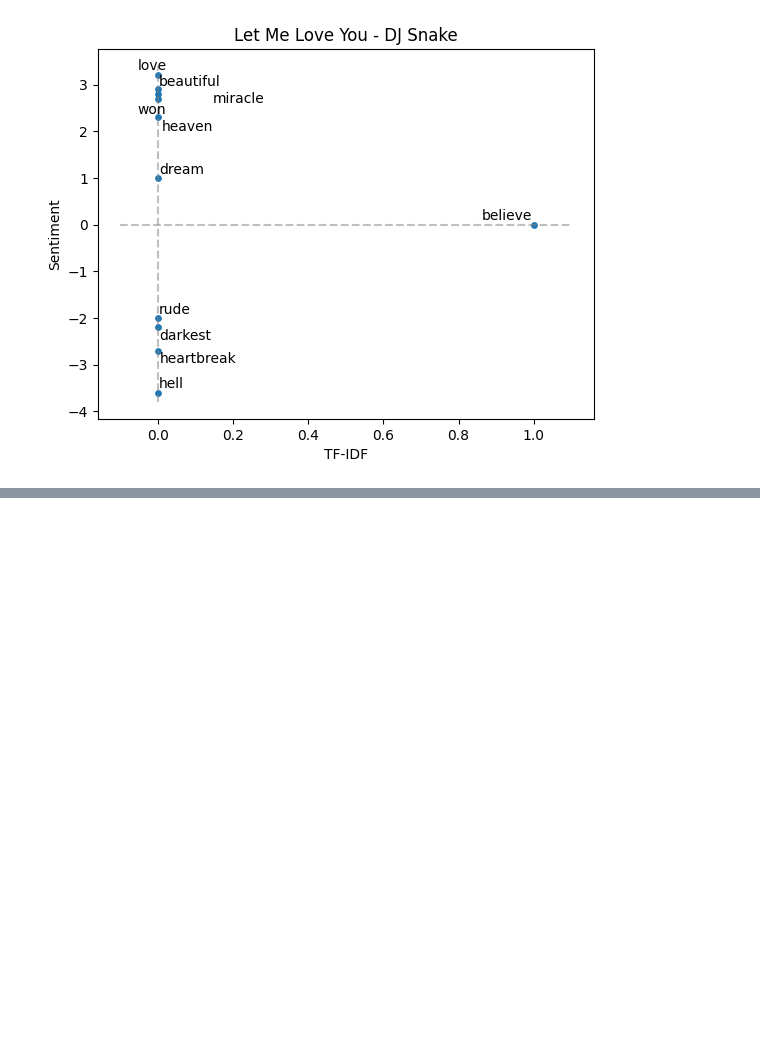
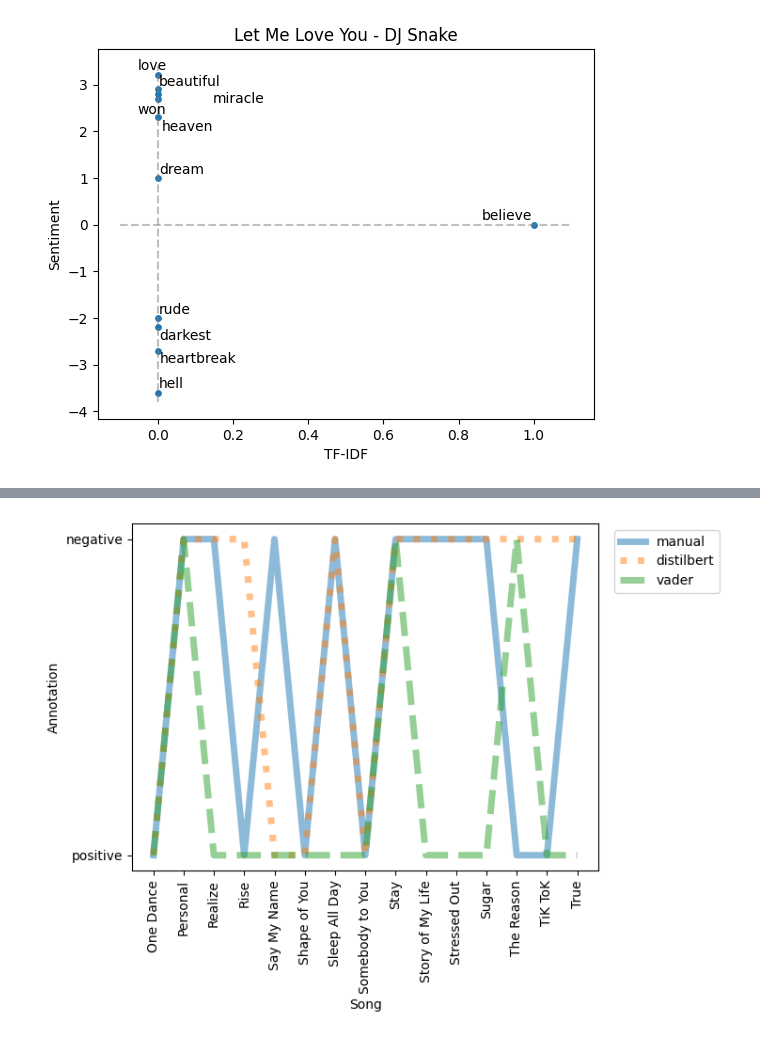
Before and after one commit to dprzygocka/DataInTheWild2023, a Jupyter notebook: Transformation/transformation.ipynb, the cells around one changed output, grey strips where cells are left out. Drawn from its saved outputs; the diff is of its cells as text; code cells hidden in the pictures; blank space fills up the shorter version.

```diff
--- a/Transformation/transformation.ipynb
+++ b/Transformation/transformation.ipynb
@@ -280,0 +295,5 @@ plt.show()
+# %%
+# Yes, you can sort dictionaries (since python 3.7)
+vader_song_annotation = {s.replace('\u200b', ''): a for (s, a) in zip(df2['song'].values.tolist(), df2['vader'].values.tolist())}
+vader_song_annotation = dict(sorted(vader_song_annotation.items(), key=lambda x: x[0]))
+vader_song_annotation
@@ -280,0 +318,6 @@ plt.show()
+# %%
+# Sentiment from distilbert
+mood_value = {'positive': 1, 'negative': -1, 'neutral': 0}
+with open("distilbert.json", "r") as f:
+    distilbert = json.load(f)["items"]
+len(distilbert)
@@ -280,0 +326,5 @@ plt.show()
+# %%
+# Yes, you can sort dictionaries (since python 3.7)
+distilbert_song_annotation = {song['name'].replace('\u200b', ''): song['mood'] for song in distilbert}
+distilbert_song_annotation = dict(sorted(distilbert_song_annotation.items(), key=lambda x: x[0]))
+distilbert_song_annotation
@@ -280,0 +367,8 @@ plt.show()
+# %%
+# Sentiment from manual annotation
+# This function comes from excel, most of the time forces binary classification
+mood = lambda x: 'positive' if x > 0.0 else 'negative' if x < 0.0 else 'neutral'
+manual_song_annotation = {s.replace('\u200b', ''): mood(a) for (s, a) in zip(df['song'].values.tolist(), df['avg_mood'].values.tolist())}
+manual_song_annotation = dict(sorted(manual_song_annotation.items(), key=lambda x: x[0]))
+del manual_song_annotation['abcdefu']
+assert manual_song_annotation.keys() == distilbert_song_annotation.keys()
@@ -280,0 +395,15 @@ plt.show()
+# %%
+dst = dict(list(distilbert_song_annotation.items())[45:60])
+vad = dict(list(vader_song_annotation.items())[45:60])
+man = dict(list(manual_song_annotation.items())[45:60])
+plt.plot(range(len(man)), man.values(), label='manual', linewidth=5, alpha=0.5, linestyle='solid')
+plt.plot(range(len(dst)), dst.values(), label='distilbert', linewidth=5, alpha=0.5, linestyle='dotted')
+plt.plot(range(len(vad)), vad.values(), label='vader', linewidth=5, alpha=0.5, linestyle='dashed')
+plt.xticks(range(len(dst)), dst.keys(), rotation=90)
+plt.ylabel("Annotation")
+plt.xlabel("Song")
+plt.legend(bbox_to_anchor=(1.02, 1), loc='upper left')
+# plt.savefig(fname=f"plots/manual_distilber_vader.png",bbox_inches='tight', dpi=300)
+plt.show()
+# %% [output]
+[figure, added]
```
Also changed, not shown: parts of 7 cells of this notebook, 2 other files.
